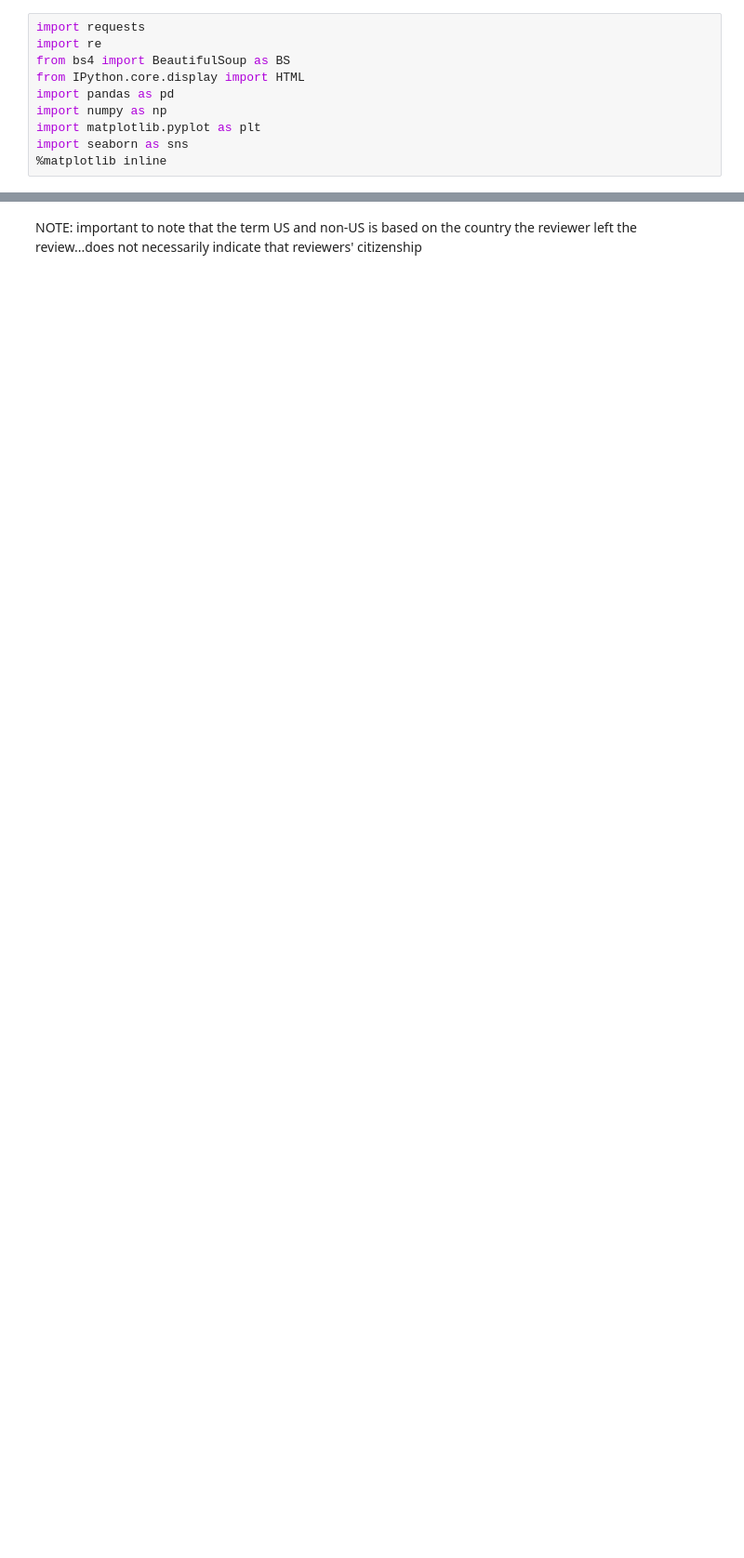
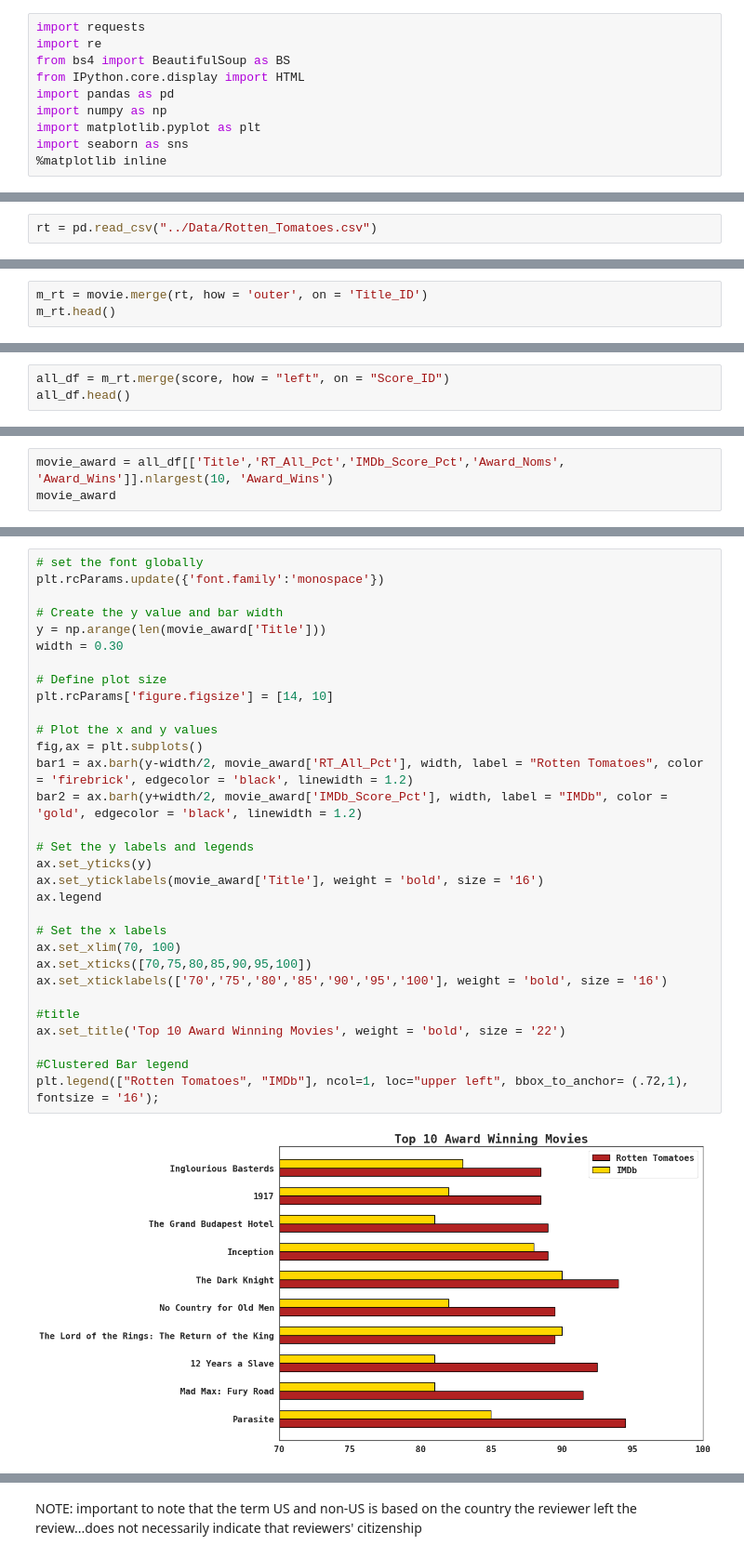
Before and after one commit to HannahSolima/Capstone, a Jupyter notebook: Notebooks/Analysis.ipynb, the cells around one changed output, grey strips where cells are left out. Shown: that part at 93% size. Cells and saved outputs as stored; diff of their text form; blank space fills up the shorter version.

```diff
--- a/Notebooks/Analysis.ipynb
+++ b/Notebooks/Analysis.ipynb
@@ -58,0 +17,2 @@ What genre interests US-reviewers more? What about non-US reviewers?
+# %%
+rt = pd.read_csv("../Data/Rotten_Tomatoes.csv")
@@ -58,0 +21,3 @@ What genre interests US-reviewers more? What about non-US reviewers?
+# %%
+m_rt = movie.merge(rt, how = 'outer', on = 'Title_ID')
+m_rt.head()
@@ -58,0 +45,3 @@ What genre interests US-reviewers more? What about non-US reviewers?
+# %%
+all_df = m_rt.merge(score, how = "left", on = "Score_ID")
+all_df.head()
@@ -58,0 +62,3 @@ What genre interests US-reviewers more? What about non-US reviewers?
+# %%
+movie_award = all_df[['Title','RT_All_Pct','IMDb_Score_Pct','Award_Noms', 'Award_Wins']].nlargest(10, 'Award_Wins')
+movie_award
@@ -58,0 +97,33 @@ What genre interests US-reviewers more? What about non-US reviewers?
+# %%
+# set the font globally
+plt.rcParams.update({'font.family':'monospace'})
+
+# Create the y value and bar width
+y = np.arange(len(movie_award['Title']))
+width = 0.30
+
+# Define plot size
+plt.rcParams['figure.figsize'] = [14, 10]
+
+# Plot the x and y values
+fig,ax = plt.subplots()
+bar1 = ax.barh(y-width/2, movie_award['RT_All_Pct'], width, label = "Rotten Tomatoes", color = 'firebrick', edgecolor = 'black', linewidth = 1.2)
+bar2 = ax.barh(y+width/2, movie_award['IMDb_Score_Pct'], width, label = "IMDb", color = 'gold', edgecolor = 'black', linewidth = 1.2)
+
+# Set the y labels and legends
+ax.set_yticks(y)
+ax.set_yticklabels(movie_award['Title'], weight = 'bold', size = '16')
+ax.legend
+
+# Set the x labels
+ax.set_xlim(70, 100)
+ax.set_xticks([70,75,80,85,90,95,100])
+ax.set_xticklabels(['70','75','80','85','90','95','100'], weight = 'bold', size = '16')
+
+#title
+ax.set_title('Top 10 Award Winning Movies', weight = 'bold', size = '22')
+
+#Clustered Bar legend
+plt.legend(["Rotten Tomatoes", "IMDb"], ncol=1, loc="upper left", bbox_to_anchor= (.72,1), fontsize = '16');
+# %% [output]
+[figure, added]
```
Also changed, not shown: parts of 71 cells of this notebook, 2 other files.
